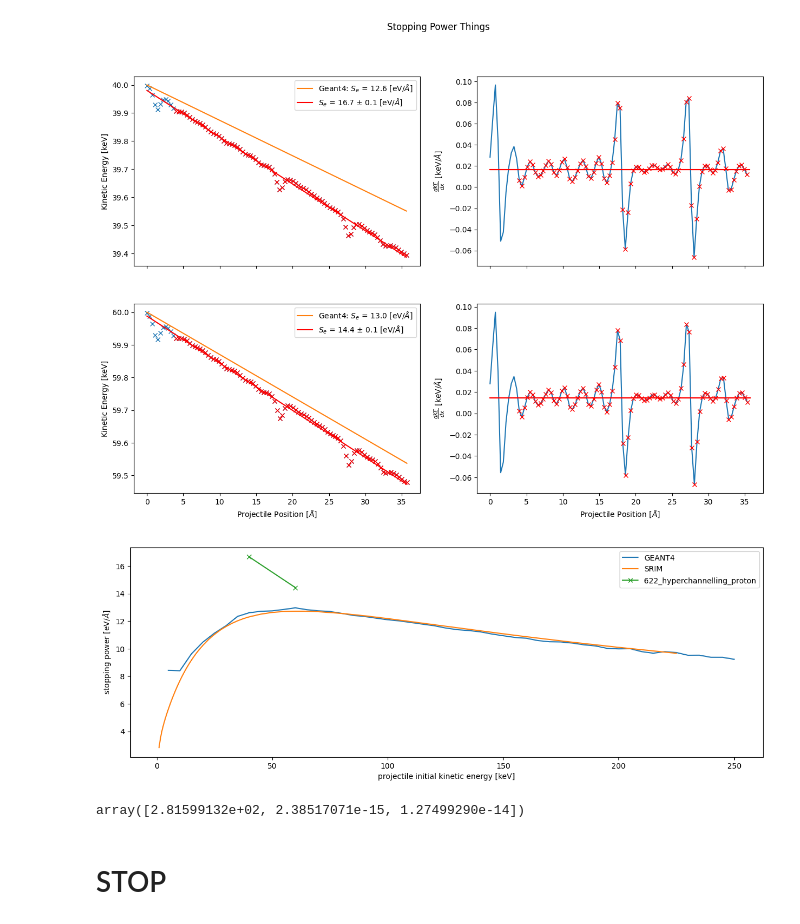
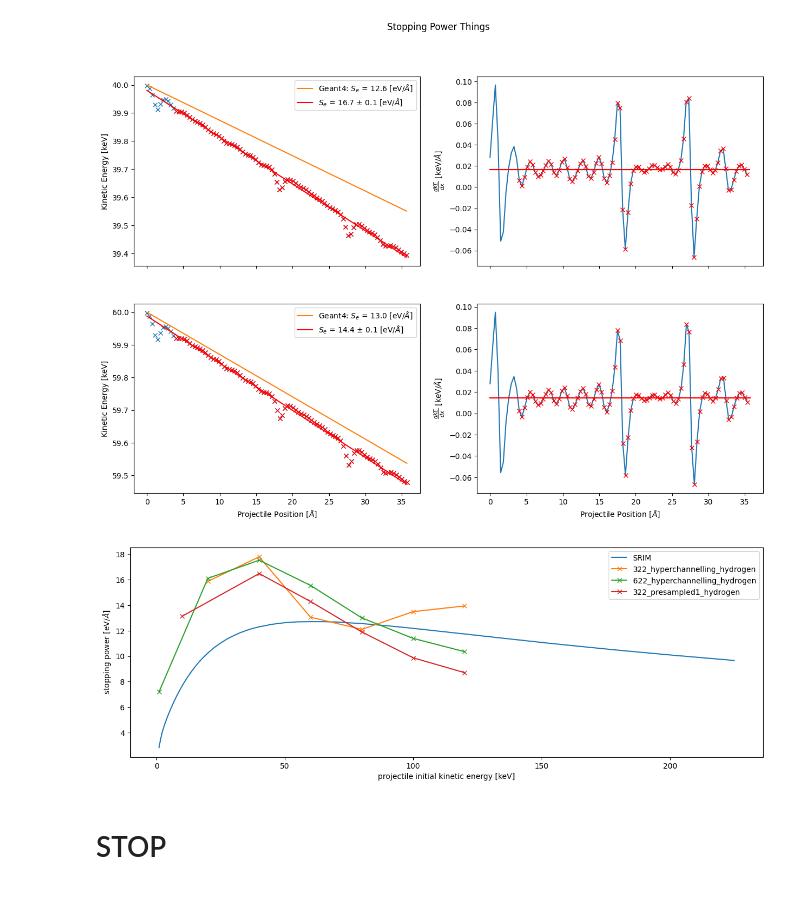
Before and after one commit to brynlloyd1/stopping_power_analysis, a Jupyter notebook: running_ehrenfest_analysis.ipynb, the cells around one changed output. Saved outputs shown, nothing was run; the diff lists cells and outputs as text; code cells hidden in the pictures.

```diff
--- a/running_ehrenfest_analysis.ipynb
+++ b/running_ehrenfest_analysis.ipynb
@@ -19,13 +19,13 @@ name_322_presampled1_hydrogen = analysis.initialise_analysis(directory_322_presa
 directory_622_hyperchannelling_proton = "/Users/brynlloyd/Developer/Coding/Python/dft/gpaw/my_own_stopping/data/622_hyperchannelling_proton/"
 name_622_hyperchannelling_proton = analysis.initialise_analysis(directory_622_hyperchannelling_proton)
 # %%
-analysis.load_gpw_data(name_322_hyperchannelling_hydrogen)
+analysis.load_data(name_322_hyperchannelling_hydrogen)
 # %%
-analysis.load_gpw_data(name_622_hyperchannelling_hydrogen)
+analysis.load_data(name_622_hyperchannelling_hydrogen)
 # %%
-analysis.load_gpw_data(name_322_presampled1_hydrogen)
+analysis.load_data(name_322_presampled1_hydrogen)
 # %%
-analysis.load_gpw_data(name_622_hyperchannelling_proton)
+analysis.load_data(name_622_hyperchannelling_proton)
 # %%
 analysis.calculate_stopping_curve(name_322_hyperchannelling_hydrogen, crop=[11, None])
 # analysis.view_fits(name_322_hyperchannelling_hydrogen)
@@ -105,14 +104,10 @@ analysis.view_fits(name_622_hyperchannelling_proton)
             88 timesteps remaining = 32.1 Angstroms
 [figure]
 # %%
-analysis.compare_to_geant4(trajectory_names=[name_622_hyperchannelling_proton])
-# analysis.compare_to_geant4(trajectory_names=[name_322_hyperchannelling_hydrogen, name_622_hyperchannelling_hydrogen, name_322_presampled1_hydrogen])
+# analysis.compare_to_geant4(trajectory_names=[name_622_hyperchannelling_proton])
+analysis.compare_to_geant4(trajectory_names=[name_322_hyperchannelling_hydrogen, name_622_hyperchannelling_hydrogen, name_322_presampled1_hydrogen])
 # %% [output]
-[figure, old version]
+[figure, new version]
-# %%
-analysis.data_handlers["322_hyperchannelling_hydrogen"].atoms_dict["40 keV"][4].get_velocities()[-1]
-# %% [output]
-array([2.81599132e+02, 2.38517071e-15, 1.27499290e-14])
 # %% [markdown]
 # STOP
 # %%
```
Also changed, not shown: parts of 3 cells of this notebook, 7 other files.
